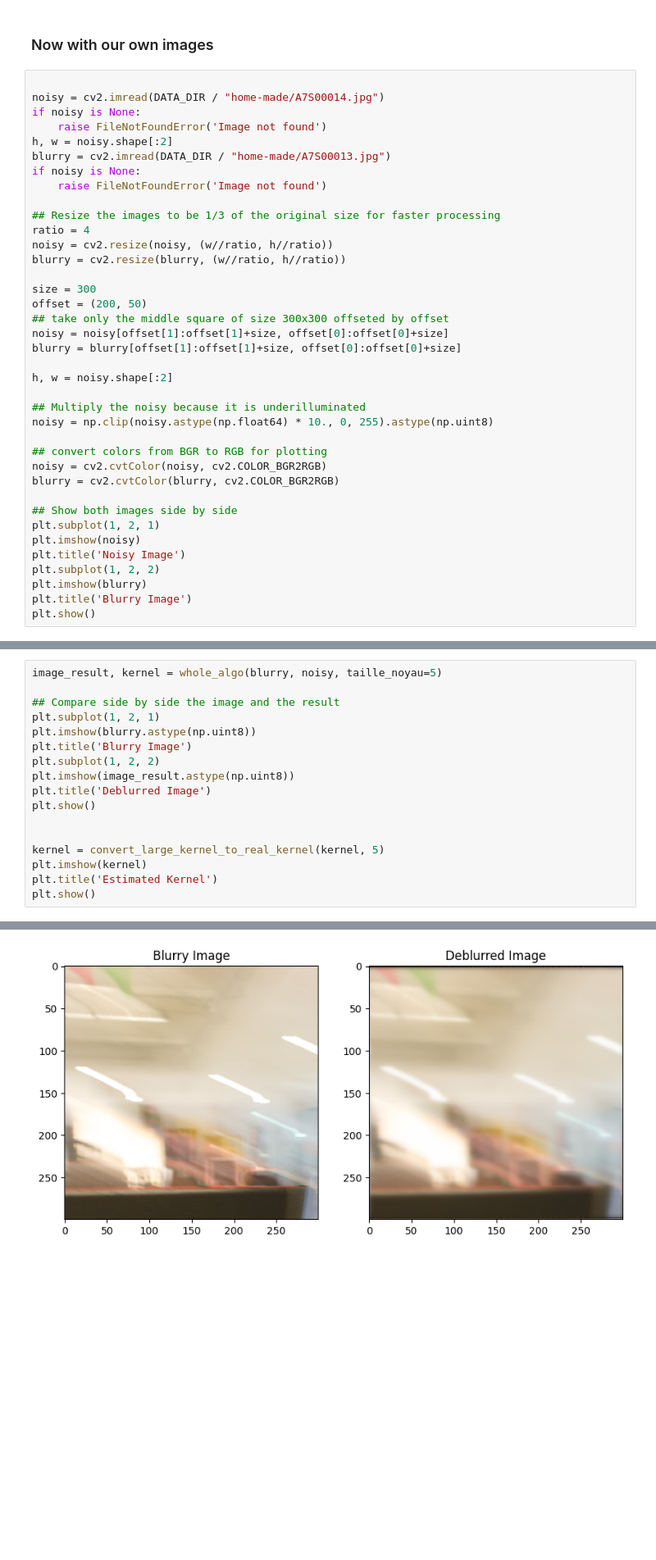
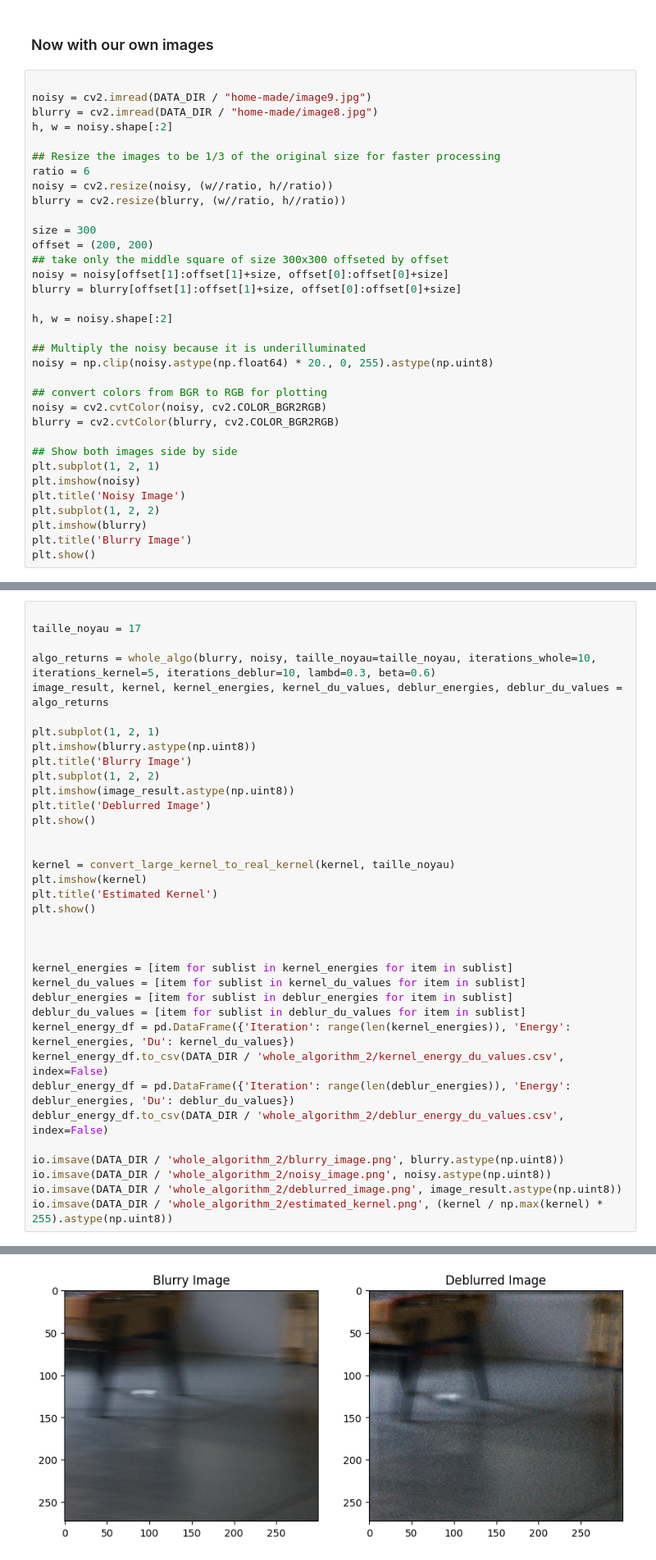
Before and after one commit to xiov02/projet-ima-1, a Jupyter notebook: src/main.ipynb, the cells around one changed output, grey strips where cells are left out. Shown at 82% size. Drawn from its saved outputs; the diff is of its cells as text; blank space fills up the shorter version.

```diff
--- a/src/main.ipynb
+++ b/src/main.ipynb
@@ -299,21 +374,17 @@ Using grayscale shape (n,m)= (768, 1024)
 ### Now with our own images
 # %%
 
-noisy = cv2.imread(DATA_DIR / "home-made/A7S00014.jpg")
-if noisy is None:
-    raise FileNotFoundError('Image not found')
+noisy = cv2.imread(DATA_DIR / "home-made/image9.jpg")
+blurry = cv2.imread(DATA_DIR / "home-made/image8.jpg")
 h, w = noisy.shape[:2]
-blurry = cv2.imread(DATA_DIR / "home-made/A7S00013.jpg")
-if noisy is None:
-    raise FileNotFoundError('Image not found')
 
 ## Resize the images to be 1/3 of the original size for faster processing
-ratio = 4
+ratio = 6
 noisy = cv2.resize(noisy, (w//ratio, h//ratio))
 blurry = cv2.resize(blurry, (w//ratio, h//ratio))
 
 size = 300
-offset = (200, 50)
+offset = (200, 200)
 ## take only the middle square of size 300x300 offseted by offset
 noisy = noisy[offset[1]:offset[1]+size, offset[0]:offset[0]+size]
 blurry = blurry[offset[1]:offset[1]+size, offset[0]:offset[0]+size]
@@ -321,7 +392,7 @@ blurry = blurry[offset[1]:offset[1]+size, offset[0]:offset[0]+size]
 h, w = noisy.shape[:2]
 
 ## Multiply the noisy because it is underilluminated
-noisy = np.clip(noisy.astype(np.float64) * 10., 0, 255).astype(np.uint8)
+noisy = np.clip(noisy.astype(np.float64) * 20., 0, 255).astype(np.uint8)
 
 ## convert colors from BGR to RGB for plotting
 noisy = cv2.cvtColor(noisy, cv2.COLOR_BGR2RGB)
@@ -340,7 +436,10 @@ plt.show()
 # %%
-image_result, kernel = whole_algo(blurry, noisy, taille_noyau=5)
 
-## Compare side by side the image and the result
+taille_noyau = 17
+
+algo_returns = whole_algo(blurry, noisy, taille_noyau=taille_noyau, iterations_whole=10, iterations_kernel=5, iterations_deblur=10, lambd=0.3, beta=0.6)
+image_result, kernel, kernel_energies, kernel_du_values, deblur_energies, deblur_du_values = algo_returns
+
 plt.subplot(1, 2, 1)
 plt.imshow(blurry.astype(np.uint8))
 plt.title('Blurry Image')
@@ -350,8 +449,24 @@ plt.title('Deblurred Image')
 plt.show()
 
 
-kernel = convert_large_kernel_to_real_kernel(kernel, 5)
+kernel = convert_large_kernel_to_real_kernel(kernel, taille_noyau)
 plt.imshow(kernel)
 plt.title('Estimated Kernel')
 plt.show()
+
+
+
+kernel_energies = [item for sublist in kernel_energies for item in sublist]
+kernel_du_values = [item for sublist in kernel_du_values for item in sublist]
+deblur_energies = [item for sublist in deblur_energies for item in sublist]
+deblur_du_values = [item for sublist in deblur_du_values for item in sublist]
+kernel_energy_df = pd.DataFrame({'Iteration': range(len(kernel_energies)), 'Energy': kernel_energies, 'Du': kernel_du_values})
+kernel_energy_df.to_csv(DATA_DIR / 'whole_algorithm_2/kernel_energy_du_values.csv', index=False)
+deblur_energy_df = pd.DataFrame({'Iteration': range(len(deblur_energies)), 'Energy': deblur_energies, 'Du': deblur_du_values})
+deblur_energy_df.to_csv(DATA_DIR / 'whole_algorithm_2/deblur_energy_du_values.csv', index=False)
+
+io.imsave(DATA_DIR / 'whole_algorithm_2/blurry_image.png', blurry.astype(np.uint8))
+io.imsave(DATA_DIR / 'whole_algorithm_2/noisy_image.png', noisy.astype(np.uint8))
+io.imsave(DATA_DIR / 'whole_algorithm_2/deblurred_image.png', image_result.astype(np.uint8))
+io.imsave(DATA_DIR / 'whole_algorithm_2/estimated_kernel.png', (kernel / np.max(kernel) * 255).astype(np.uint8))
 # %% [output]
@@ -375 +490 @@ Iteration  0 en cours...
-[figure, old version]
+[figure, new version]
```
Also changed, not shown: parts of 14 cells of this notebook.
